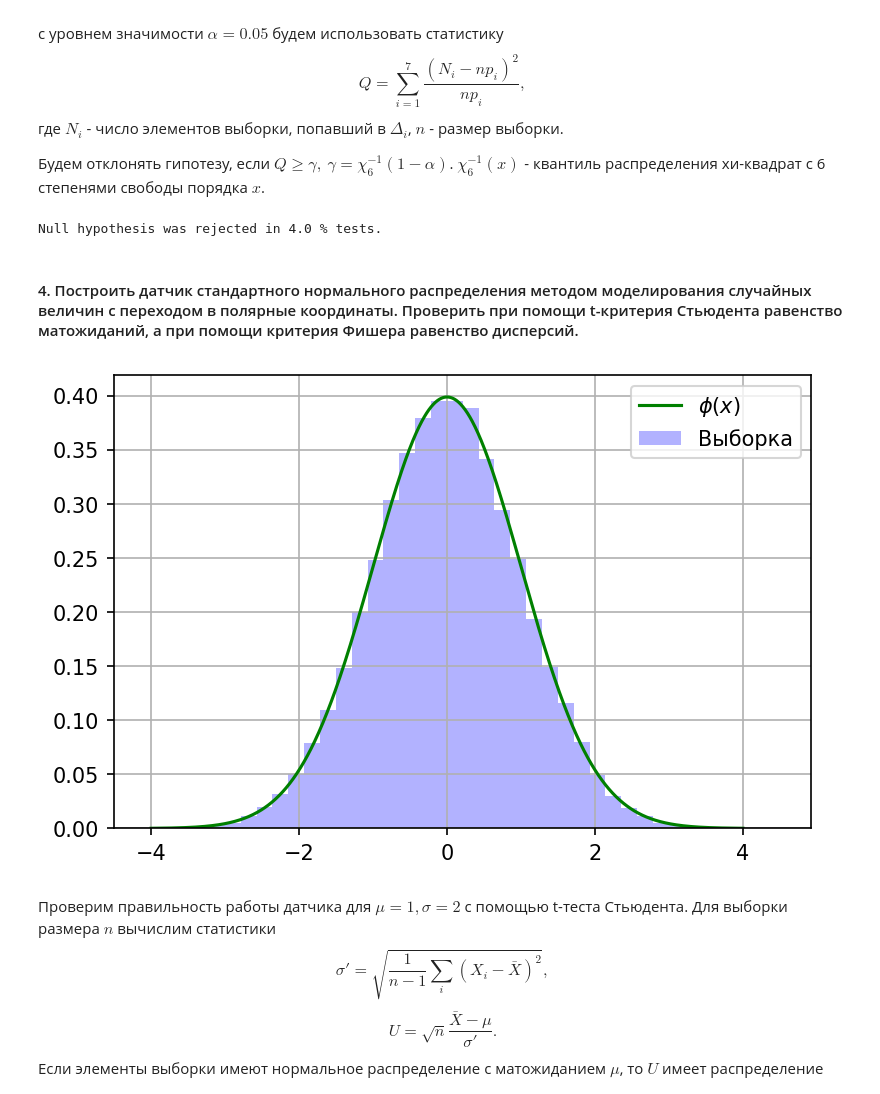
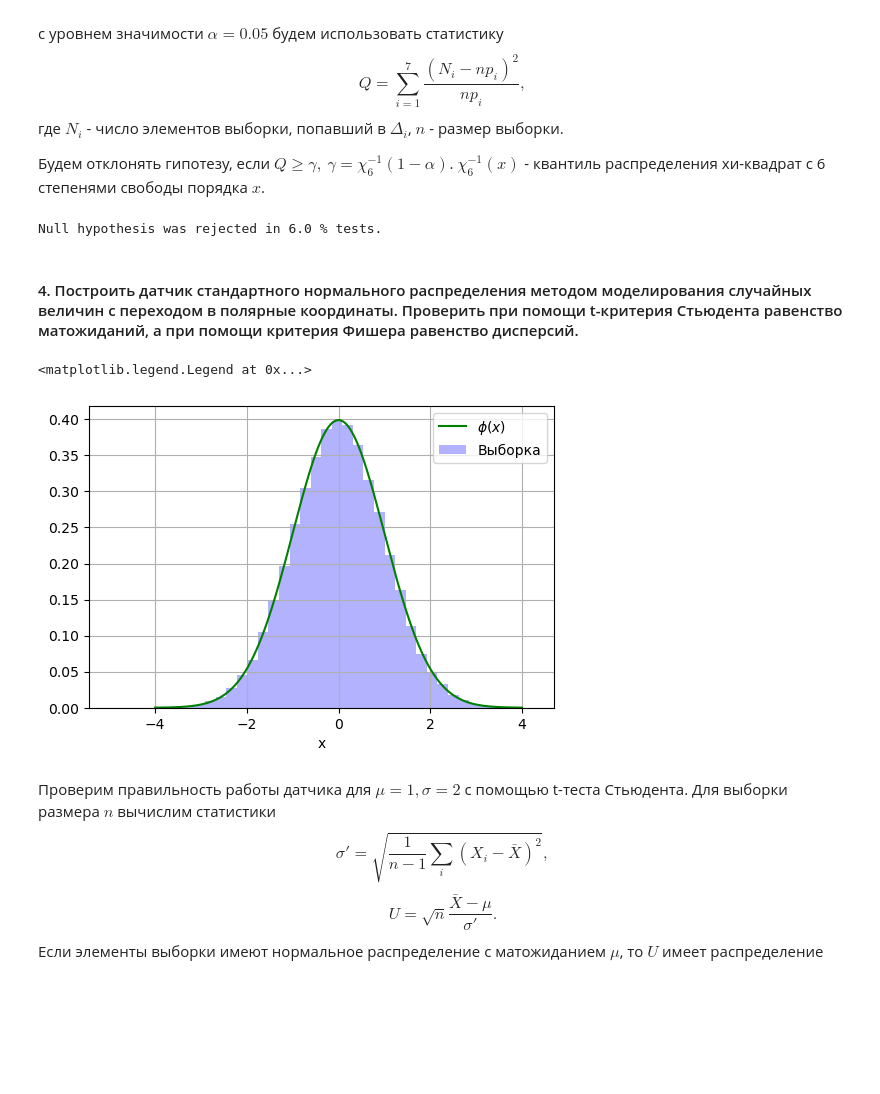
Before and after one commit to MrG1raffe/Stochastic_prac, a Jupyter notebook: StochAn_pt1.ipynb, the cells around one changed output. Drawn from its saved outputs; the diff is of its cells as text; code cells hidden in the pictures; blank space fills up the shorter version.

```diff
--- a/StochAn_pt1.ipynb
+++ b/StochAn_pt1.ipynb
@@ -527,7 +498,7 @@ def chi2_test(samp, sets, probs, alpha): # returns True if rejects H0
     q = ((ns - sz * p) ** 2 / (sz * p)).sum()
     return q > gamma
 # %%
-n = 500
+n = 1000
 test_sz = 100
 alpha = 0.05
 
@@ -540,7 +511,7 @@ for i in range(0, test_sz):
 
 print('Null hypothesis was rejected in', 100 * rejected / test_sz, '% tests.')
 # %% [output]
-Null hypothesis was rejected in 4.0 % tests.
+Null hypothesis was rejected in 6.0 % tests.
 # %% [markdown]
 #### 4. Построить датчик стандартного нормального распределения методом моделирования случайных величин с переходом в полярные координаты. Проверить при помощи t-критерия Стьюдента равенство матожиданий, а при помощи критерия Фишера равенство дисперсий.
 # %%
@@ -554,20 +525,18 @@ def norm_polar_rnd(mu, sigma, *shape):
 # %%
 samp = norm_polar_rnd(0, 1, 100000)
 
 fig, ax = plt.subplots()
-fig.dpi = 150
+fig.dpi = 100
 
 ax.hist(samp, bins=40, density=True, color = 'b', alpha = 0.3, label='Выборка')
 x = np.linspace(-4, 4, 1000)
 ax.plot(x, norm.pdf(x), c='g', lw = 1.5, label=r'$\phi(x)$')
-# plt.title('Моделирование стандартного нормального распределения')
 ax.grid()
+ax.set_xlabel('x')
 ax.legend()
-# ax.show()
-
-fig.savefig('/home/mr_giraffe/Documents/StochAn_prac/Report/3_4.pdf', bbox_inches='tight')
 # %% [output]
+<matplotlib.legend.Legend at 0x...>
-[figure, old version]
+[figure, new version]
 # %% [markdown]
 Проверим правильность работы датчика для $\mu = 1, \sigma = 2$ с помощью t-теста Стьюдента. Для выборки размера $n$ вычислим статистики
 $$\sigma' = \sqrt{\dfrac{1}{n-1}\sum_i(X_i - \bar X)^2},$$
```
Also changed, not shown: parts of 50 cells of this notebook, 29 other files.
